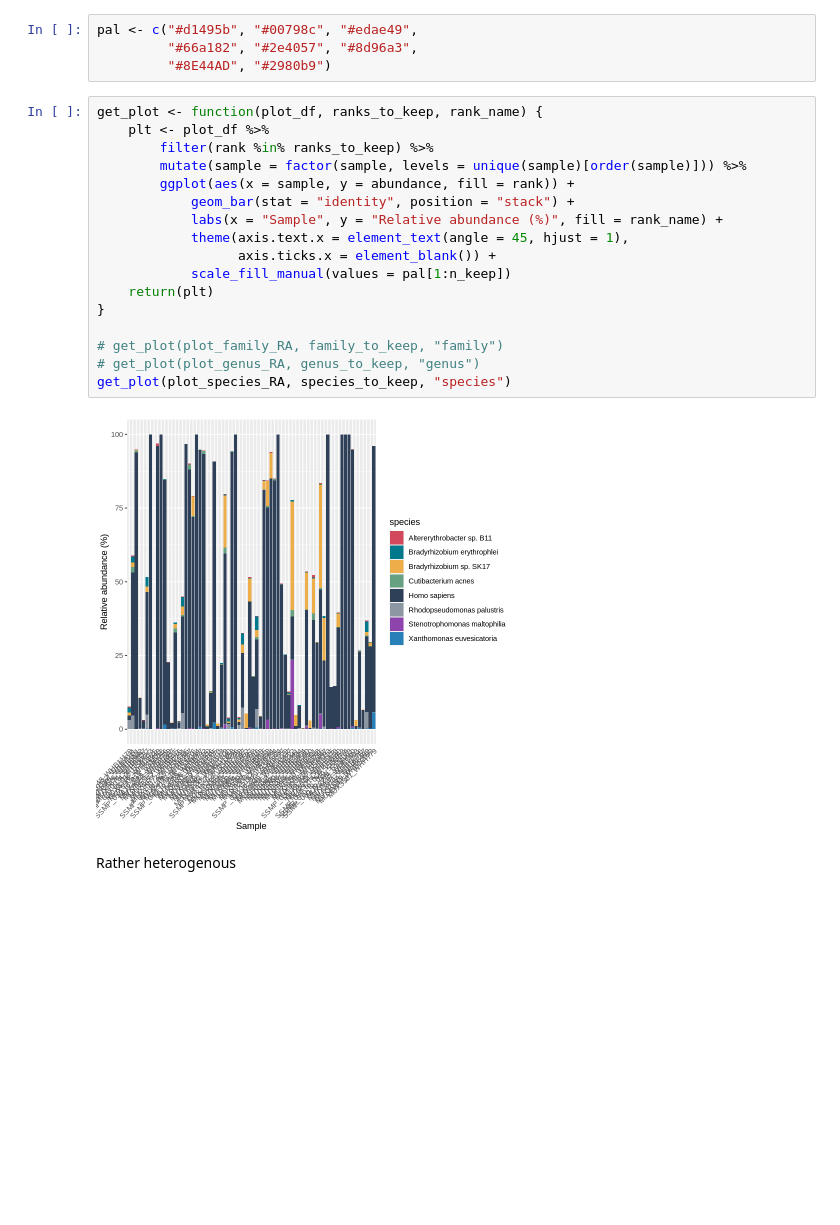
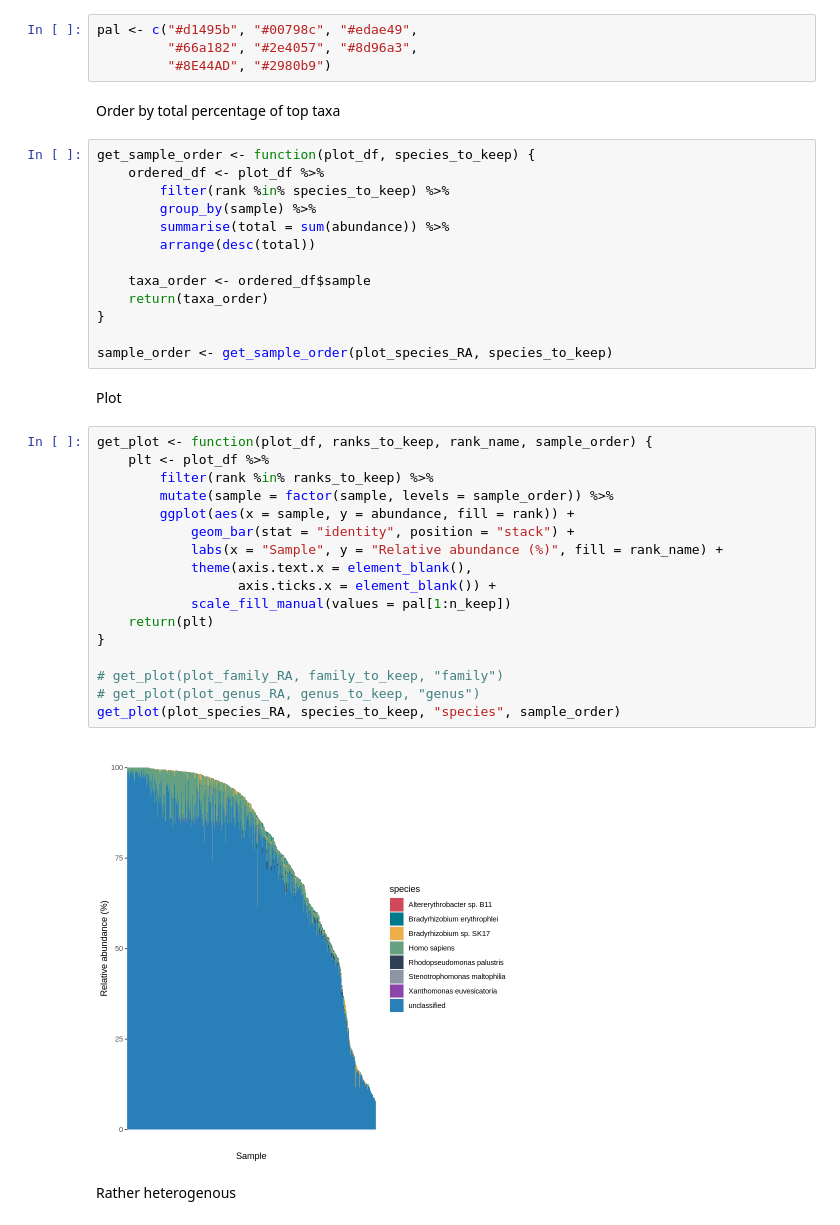
Before and after one commit to cednotsed/blood_microbial_signatures, a Jupyter notebook: analysis/abundance_analysis.ipynb, the cells around one changed output. Drawn from its saved outputs; the diff is of its cells as text; blank space fills up the shorter version.

```diff
--- a/analysis/abundance_analysis.ipynb
+++ b/analysis/abundance_analysis.ipynb
@@ -150,25 +145,42 @@ Define palette
 pal <- c("#d1495b", "#00798c", "#edae49",
          "#66a182", "#2e4057", "#8d96a3",
          "#8E44AD", "#2980b9")
+# %% [markdown]
+Order by total percentage of top taxa
+# %%
+get_sample_order <- function(plot_df, species_to_keep) {
+    ordered_df <- plot_df %>%
+        filter(rank %in% species_to_keep) %>%
+        group_by(sample) %>%
+        summarise(total = sum(abundance)) %>%
+        arrange(desc(total))
+
+    taxa_order <- ordered_df$sample
+    return(taxa_order)
+}
+
+sample_order <- get_sample_order(plot_species_RA, species_to_keep)
+# %% [markdown]
+Plot
 # %%
-get_plot <- function(plot_df, ranks_to_keep, rank_name) {
+get_plot <- function(plot_df, ranks_to_keep, rank_name, sample_order) {
     plt <- plot_df %>%
         filter(rank %in% ranks_to_keep) %>%
-        mutate(sample = factor(sample, levels = unique(sample)[order(sample)])) %>%
+        mutate(sample = factor(sample, levels = sample_order)) %>%
         ggplot(aes(x = sample, y = abundance, fill = rank)) +
             geom_bar(stat = "identity", position = "stack") +
             labs(x = "Sample", y = "Relative abundance (%)", fill = rank_name) +
-            theme(axis.text.x = element_text(angle = 45, hjust = 1),
+            theme(axis.text.x = element_blank(),
                   axis.ticks.x = element_blank()) +
             scale_fill_manual(values = pal[1:n_keep])
     return(plt)
 }
 
 # get_plot(plot_family_RA, family_to_keep, "family")
 # get_plot(plot_genus_RA, genus_to_keep, "genus")
-get_plot(plot_species_RA, species_to_keep, "species")
+get_plot(plot_species_RA, species_to_keep, "species", sample_order)
 # %% [output]
-[figure, old version]
+[figure, new version]
 # %% [markdown]
 Rather heterogenous
 # %% [markdown]
```
Also changed, not shown: parts of 7 cells of this notebook, 53 other files.
